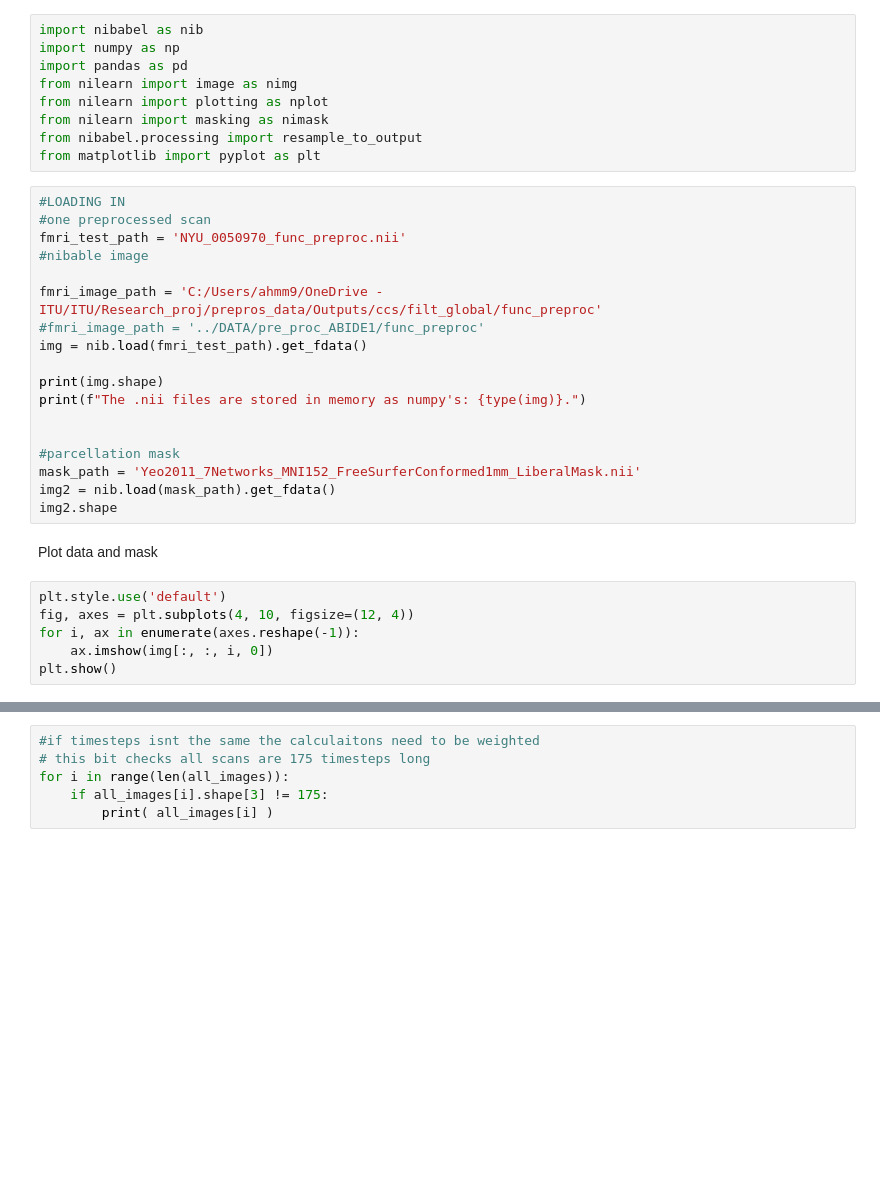
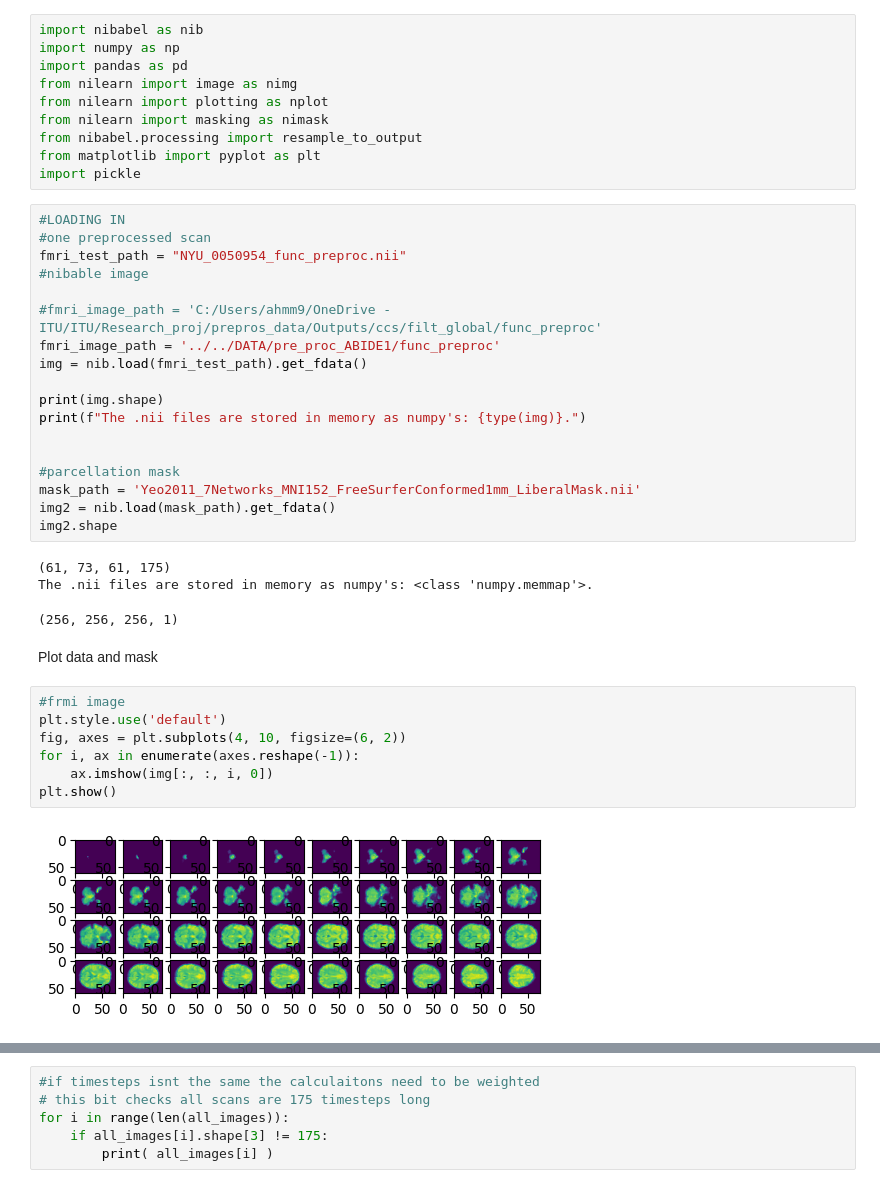
Before and after one commit to NicolaClark/Exploring_Neurodiversity_from_Neuroimaging, a Jupyter notebook: reader.ipynb, the cells around one changed output, grey strips where cells are left out. Saved outputs shown, nothing was run; the diff lists cells and outputs as text; blank space fills up the shorter version.

```diff
--- a/reader.ipynb
+++ b/reader.ipynb
@@ -7,14 +7,15 @@ from nilearn import plotting as nplot
 from nilearn import masking as nimask
 from nibabel.processing import resample_to_output
 from matplotlib import pyplot as plt
+import pickle
 # %%
 #LOADING IN
 #one preprocessed scan
-fmri_test_path = 'NYU_0050970_func_preproc.nii'
+fmri_test_path = "NYU_0050954_func_preproc.nii"
 #nibable image
 
-fmri_image_path = 'C:/Users/ahmm9/OneDrive - ITU/ITU/Research_proj/prepros_data/Outputs/ccs/filt_global/func_preproc'
-#fmri_image_path = '../DATA/pre_proc_ABIDE1/func_preproc'
+#fmri_image_path = 'C:/Users/ahmm9/OneDrive - ITU/ITU/Research_proj/prepros_data/Outputs/ccs/filt_global/func_preproc'
+fmri_image_path = '../../DATA/pre_proc_ABIDE1/func_preproc'
 img = nib.load(fmri_test_path).get_fdata()
 
 print(img.shape)
@@ -25,12 +26,19 @@ print(f"The .nii files are stored in memory as numpy's: {type(img)}.")
 mask_path = 'Yeo2011_7Networks_MNI152_FreeSurferConformed1mm_LiberalMask.nii'
 img2 = nib.load(mask_path).get_fdata()
 img2.shape
+# %% [output]
+(61, 73, 61, 175)
+The .nii files are stored in memory as numpy's: <class 'numpy.memmap'>.
+(256, 256, 256, 1)
 # %% [markdown]
 Plot data and mask
 # %%
+#frmi image
 plt.style.use('default')
-fig, axes = plt.subplots(4, 10, figsize=(12, 4))
+fig, axes = plt.subplots(4, 10, figsize=(6, 2))
 for i, ax in enumerate(axes.reshape(-1)):
     ax.imshow(img[:, :, i, 0])
 plt.show()
+# %% [output]
+[figure, added]
 # %%
```
Also changed, not shown: parts of 33 cells of this notebook.
